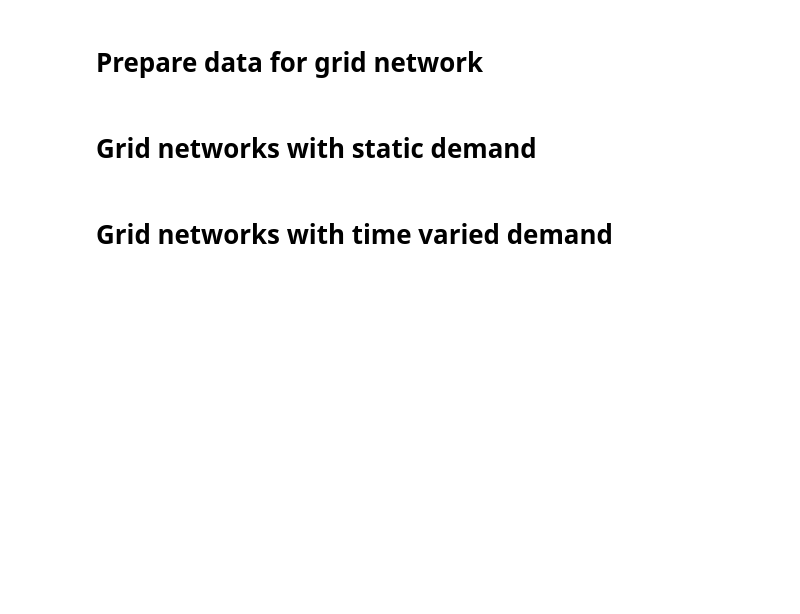
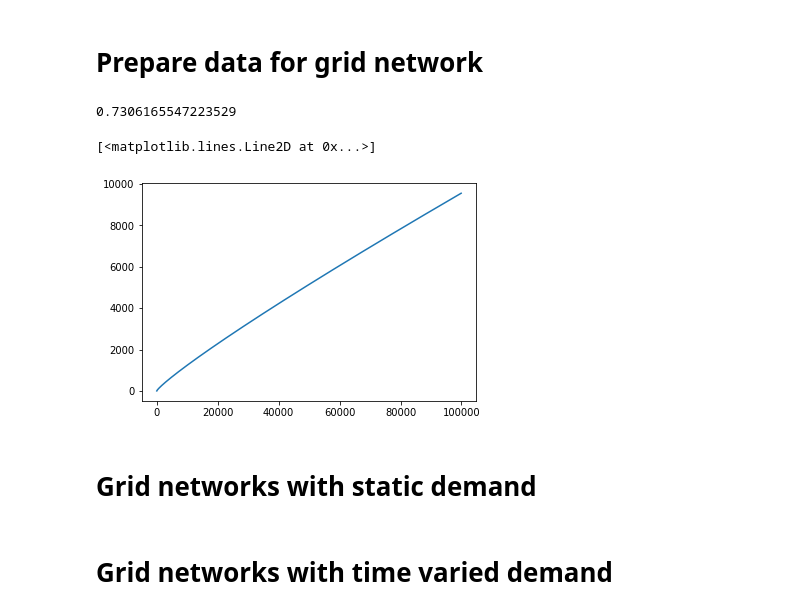
Before and after one commit to umnilab/RL_pricing, a Jupyter notebook: small_data_preparation.ipynb, the cells around one changed output. Saved outputs shown, nothing was run; the diff lists cells and outputs as text; code cells hidden in the pictures; blank space fills up the shorter version.

```diff
--- a/small_data_preparation.ipynb
+++ b/small_data_preparation.ipynb
@@ -7,6 +7,28 @@ import numpy as np
 import matplotlib.pyplot as plt
 import matplotlib
 import os
+# %%
+def g(n): #n!
+    res = [1]
+    for i in range(2,n+1):
+        res.append(i * res[-1])
+    return np.array(res)
+
+def f(x): # ln(x)/n!n
+    n = np.arange(1, 20)
+    return n, ((np.log(x))**n)/g(n[-1])/n
+# %%
+x = range(1, 100000, 100)
+y = [np.sum(f(i)[1]) for i in x] # Sn
+# %%
+(100000*y[-1] - 50000*y[len(y)//2])/y[-1] /100000
+# %% [output]
+0.7306165547223529
+# %%
+plt.plot(x,y)
+# %% [output]
+[<matplotlib.lines.Line2D at 0x...>]
+[figure, added]
 # %%
 # set random seed
 np.random.seed(42)
```
Also changed, not shown: parts of 8 cells of this notebook, 13 other files.
